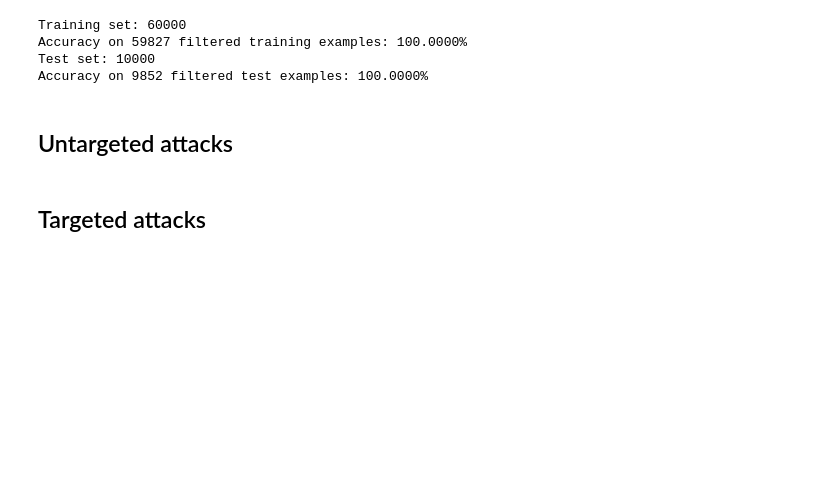
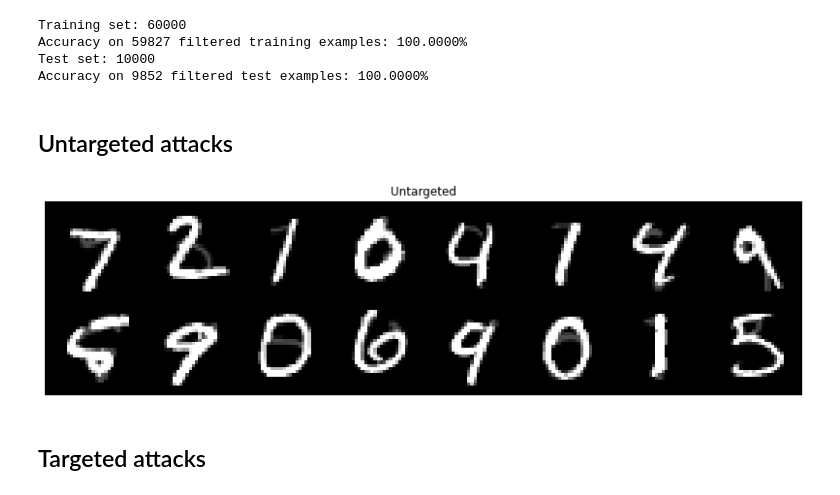
Before and after one commit to changx03/baard_exp2, a Jupyter notebook: examples/demo_WatermarkAttack.ipynb, the cells around one changed output. Drawn from its saved outputs; the diff is of its cells as text; code cells hidden in the pictures; blank space fills up the shorter version.

Commit message:
tested watermark attack

```diff
--- a/examples/demo_WatermarkAttack.ipynb
+++ b/examples/demo_WatermarkAttack.ipynb
@@ -105,8 +101,10 @@ def show_img(x, title):
 attack = WaterMarkAttack(eps=0.3, base=1.0, n_classes=10, x_min=0.0, x_max=1.0, targeted=False)
 attack.fit(X_train, y_train)
 # %%
-adv = attack.generate(X_test[:16], y[:16])
+adv = attack.generate(X_test[:16], y_test[:16])
 show_img(adv, 'Untargeted')
+# %% [output]
+[figure, added]
 # %% [markdown]
 ## Targeted attacks
 # %%
```
Also changed, not shown: parts of 10 cells of this notebook, 2 other files.
